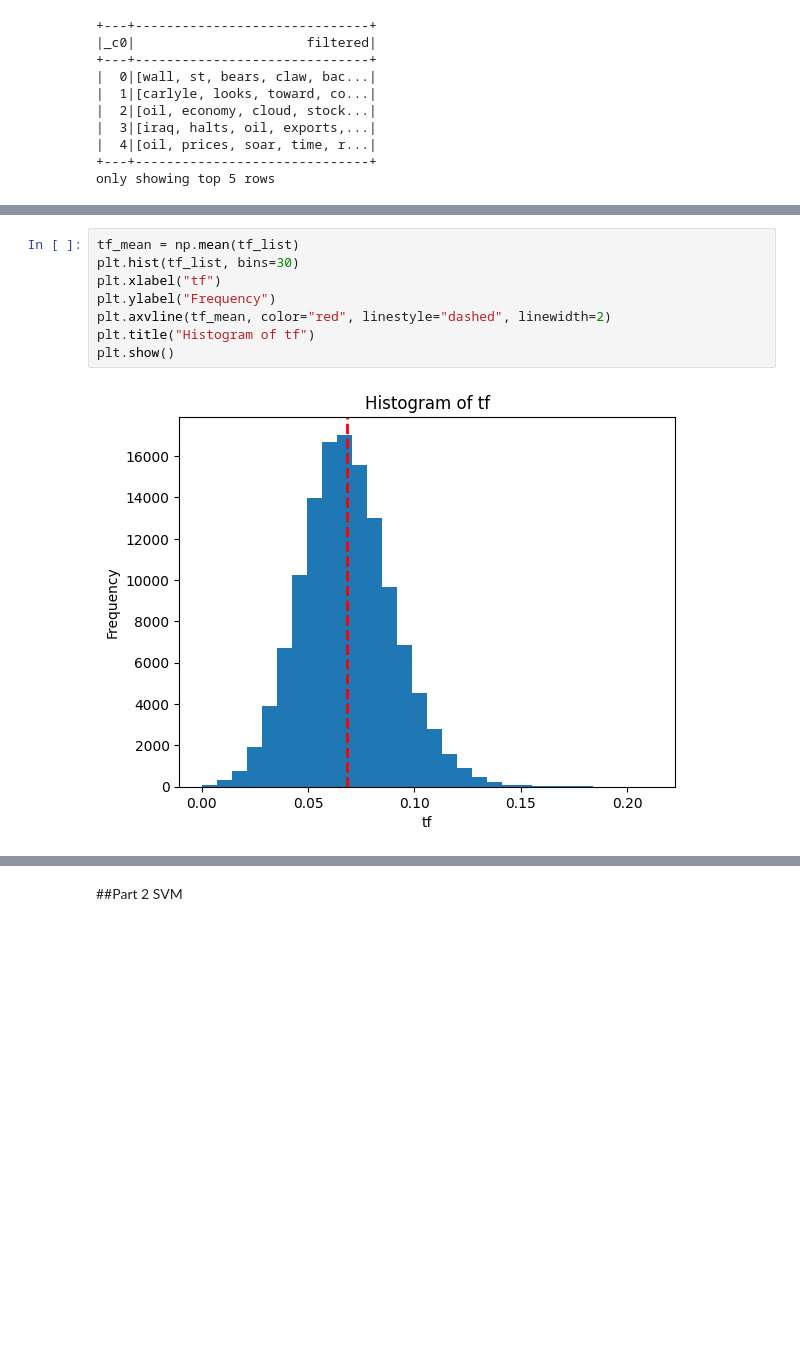
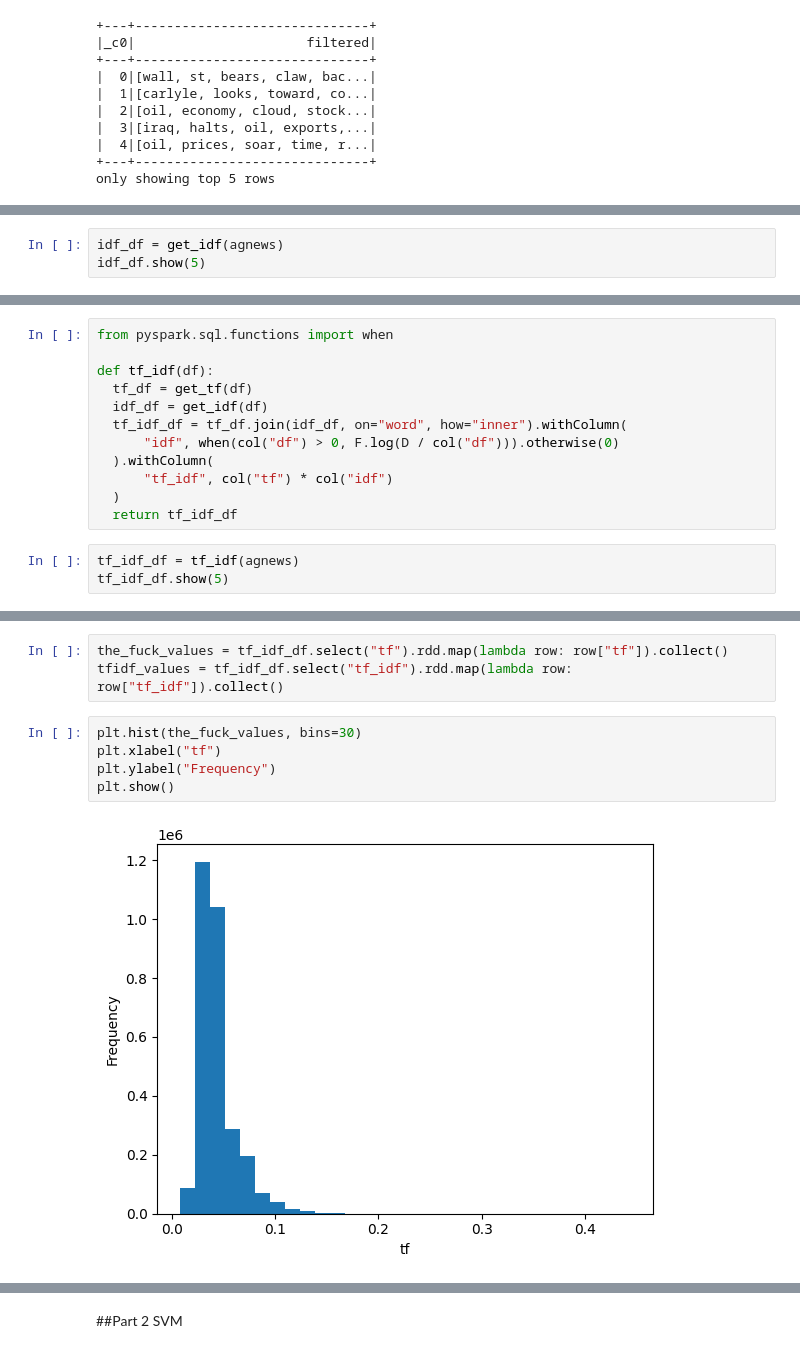
Before and after one commit to jwu5711/Jonathan_Wu_DE300, a Jupyter notebook: homework_3/DE_300_Homework_3.ipynb, the cells around one changed output, grey strips where cells are left out. Saved outputs shown, nothing was run; the diff lists cells and outputs as text; blank space fills up the shorter version.

```diff
--- a/homework_3/DE_300_Homework_3.ipynb
+++ b/homework_3/DE_300_Homework_3.ipynb
@@ -161,0 +118,3 @@ tf_list = [row.tf for row in tf_list]
+# %%
+idf_df = get_idf(agnews)
+idf_df.show(5)
@@ -161,0 +132,15 @@ tf_list = [row.tf for row in tf_list]
+# %%
+from pyspark.sql.functions import when
+
+def tf_idf(df):
+  tf_df = get_tf(df)
+  idf_df = get_idf(df)
+  tf_idf_df = tf_df.join(idf_df, on="word", how="inner").withColumn(
+      "idf", when(col("df") > 0, F.log(D / col("df"))).otherwise(0)
+  ).withColumn(
+      "tf_idf", col("tf") * col("idf")
+  )
+  return tf_idf_df
+# %%
+tf_idf_df = tf_idf(agnews)
+tf_idf_df.show(5)
@@ -162,10 +158,10 @@ tf_list = [row.tf for row in tf_list]
+# %%
+the_fuck_values = tf_idf_df.select("tf").rdd.map(lambda row: row["tf"]).collect()
+tfidf_values = tf_idf_df.select("tf_idf").rdd.map(lambda row: row["tf_idf"]).collect()
 # %%
-tf_mean = np.mean(tf_list)
-plt.hist(tf_list, bins=30)
+plt.hist(the_fuck_values, bins=30)
 plt.xlabel("tf")
 plt.ylabel("Frequency")
-plt.axvline(tf_mean, color="red", linestyle="dashed", linewidth=2)
-plt.title("Histogram of tf")
 plt.show()
 # %% [output]
-[figure, old version]
+[figure, new version]
```
Also changed, not shown: parts of 36 cells of this notebook.
